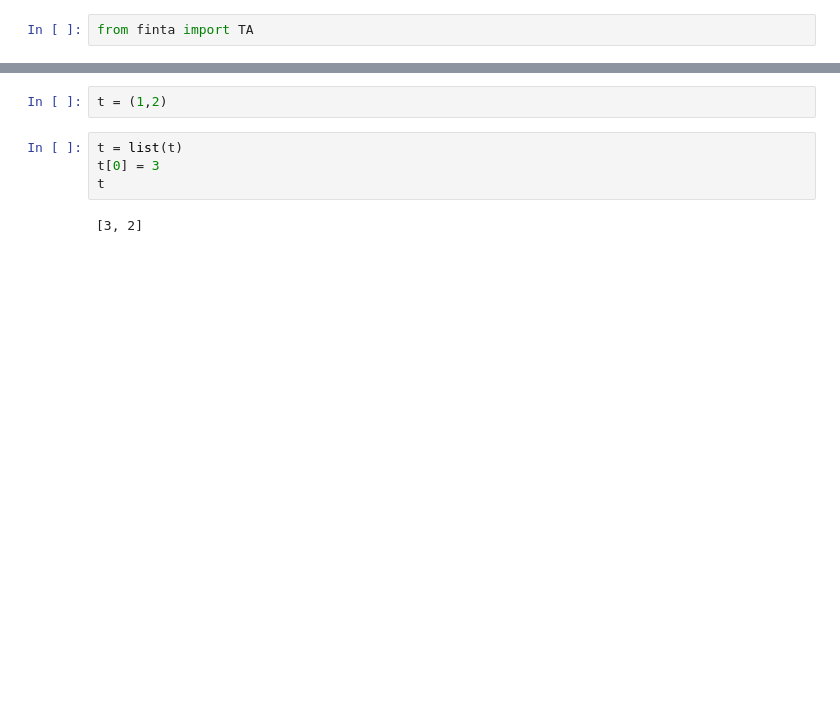
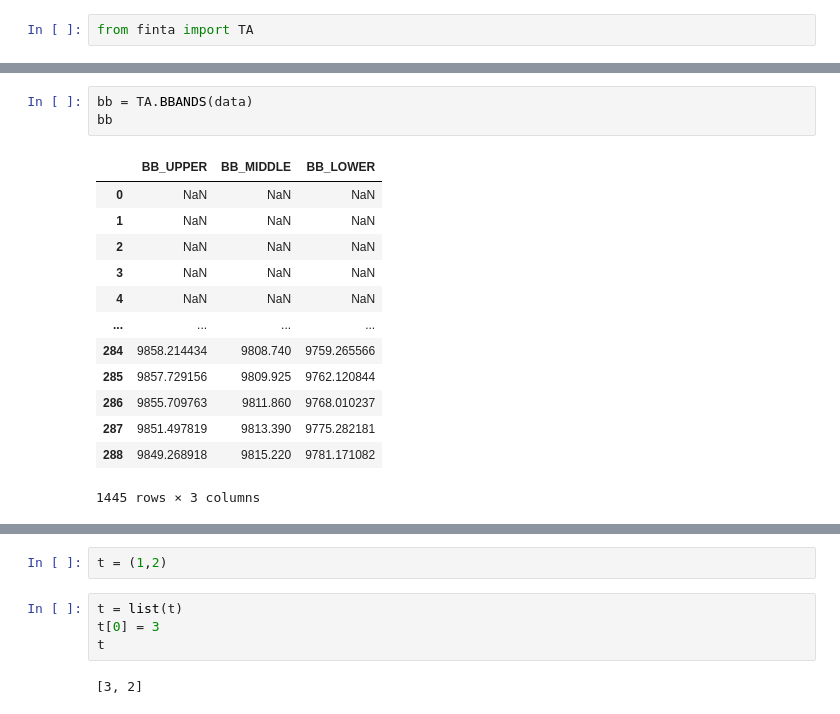
Before and after one commit to nathanielCherian/palantir, a Jupyter notebook: aggregators/Untitled.ipynb, the cells around one changed output, grey strips where cells are left out. Cells and saved outputs as stored; diff of their text form; blank space fills up the shorter version.

```diff
--- a/aggregators/Untitled.ipynb
+++ b/aggregators/Untitled.ipynb
@@ -46,0 +59,17 @@ Index(['Timestamp', 'Open', 'High', 'Low', 'Close', 'Volume', 'volumfe',
+# %%
+bb = TA.BBANDS(data)
+bb
+# %% [output]
+|  | BB_UPPER | BB_MIDDLE | BB_LOWER |
+| 0 | NaN | NaN | NaN |
+| 1 | NaN | NaN | NaN |
+| 2 | NaN | NaN | NaN |
+| 3 | NaN | NaN | NaN |
+| 4 | NaN | NaN | NaN |
+| ... | ... | ... | ... |
+| 284 | 9858.214434 | 9808.740 | 9759.265566 |
+| 285 | 9857.729156 | 9809.925 | 9762.120844 |
+| 286 | 9855.709763 | 9811.860 | 9768.010237 |
+| 287 | 9851.497819 | 9813.390 | 9775.282181 |
+| 288 | 9849.268918 | 9815.220 | 9781.171082 |
+1445 rows × 3 columns
```
Also changed, not shown: parts of 9 cells of this notebook, 7 other files.
